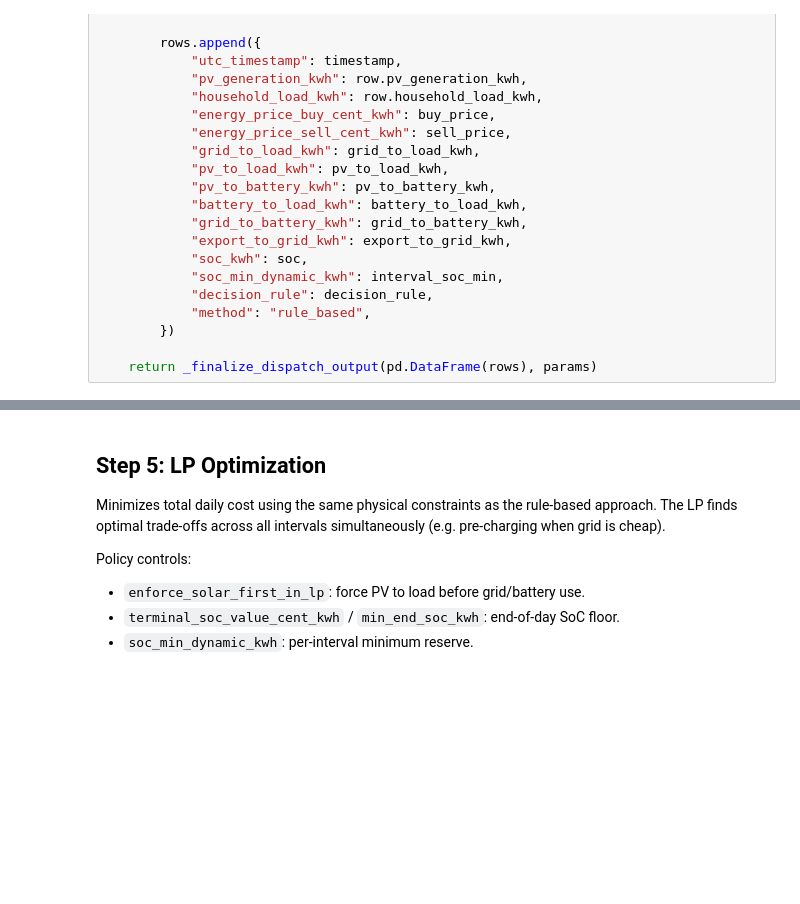
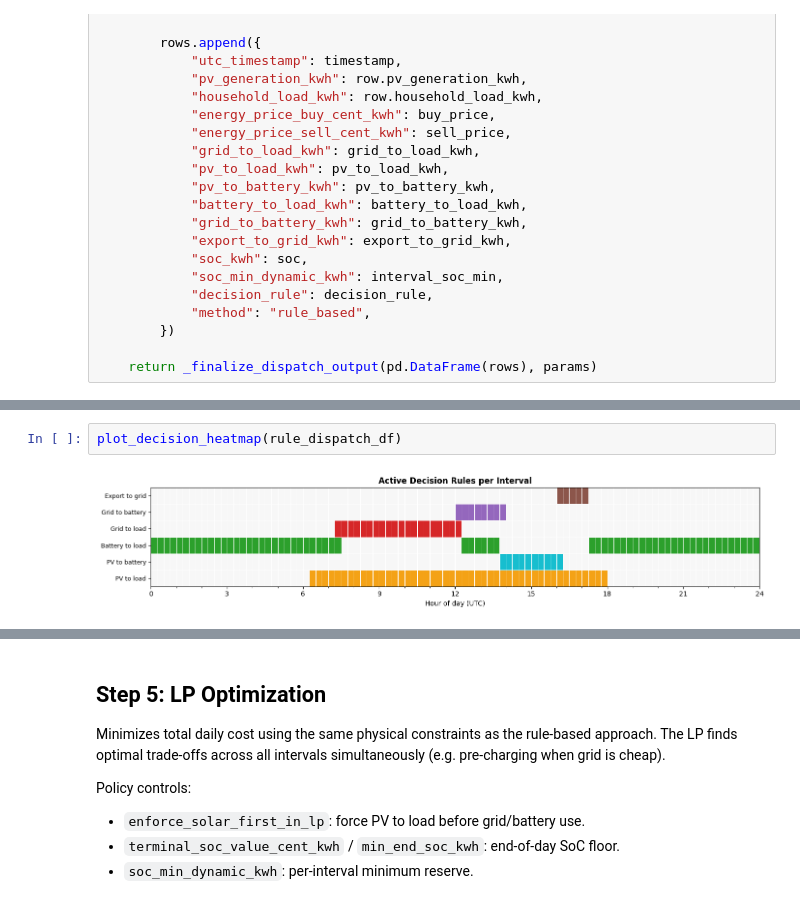
Before and after one commit to joschamz/hems-automation, a Jupyter notebook: battery_dispatch_forecast.ipynb, the cells around one changed output, grey strips where cells are left out. Drawn from its saved outputs; the diff is of its cells as text; blank space fills up the shorter version.

Commit message:
18032026 update on battery dispatch

```diff
--- a/battery_dispatch_forecast.ipynb
+++ b/battery_dispatch_forecast.ipynb
@@ -426,0 +582,4 @@ dtype: object
+# %%
+plot_decision_heatmap(rule_dispatch_df)
+# %% [output]
+[figure, added]
```
Also changed, not shown: parts of 11 cells of this notebook, 1 other file.
